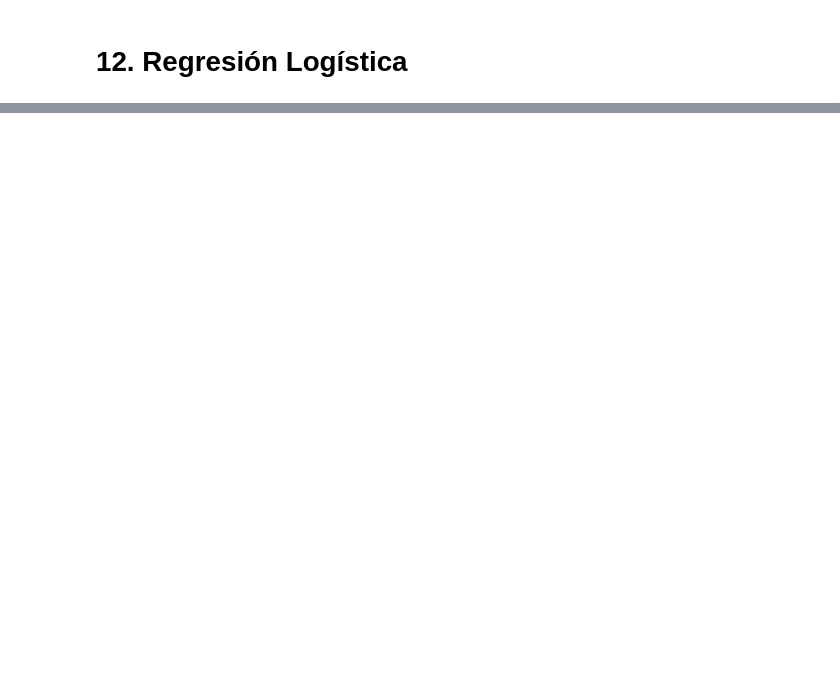
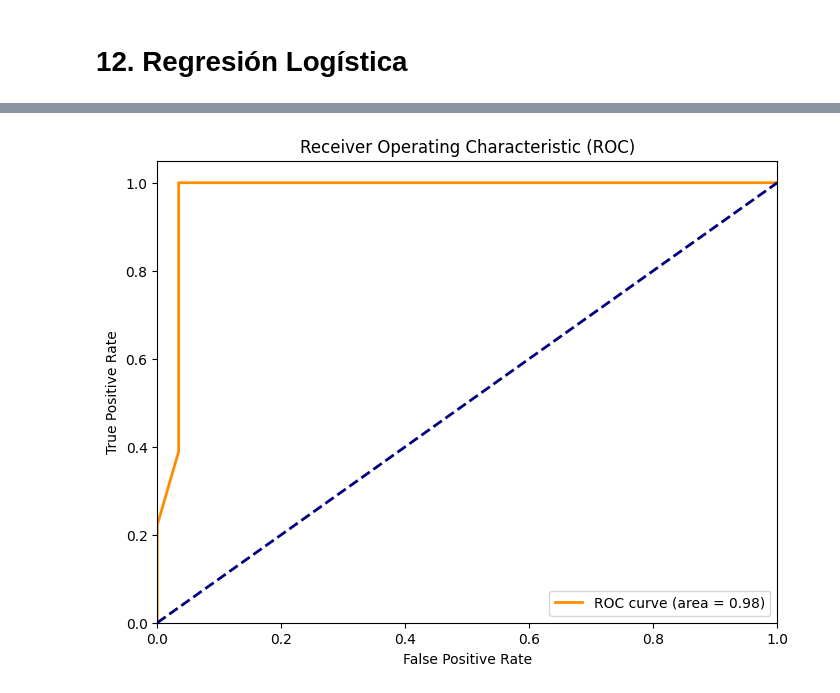
Before and after one commit to MajinLoop/IC6200_AI_P1, a Jupyter notebook: src/alzheimer.ipynb, the cells around one changed output, grey strips where cells are left out. Drawn from its saved outputs; the diff is of its cells as text; code cells hidden in the pictures; blank space fills up the shorter version.

```diff
--- a/src/alzheimer.ipynb
+++ b/src/alzheimer.ipynb
@@ -607,0 +673,5 @@ F1 Score: 1.00
+# %%
+y_pred_prob_log_reg = log_reg.predict_proba(x_val)[:, 1]
+U.plot_ROC(y_true=y_val, y_pred_prob=y_pred_prob_log_reg)
+# %% [output]
+[figure, added]
```
Also changed, not shown: parts of 39 cells of this notebook, 1 other file.
